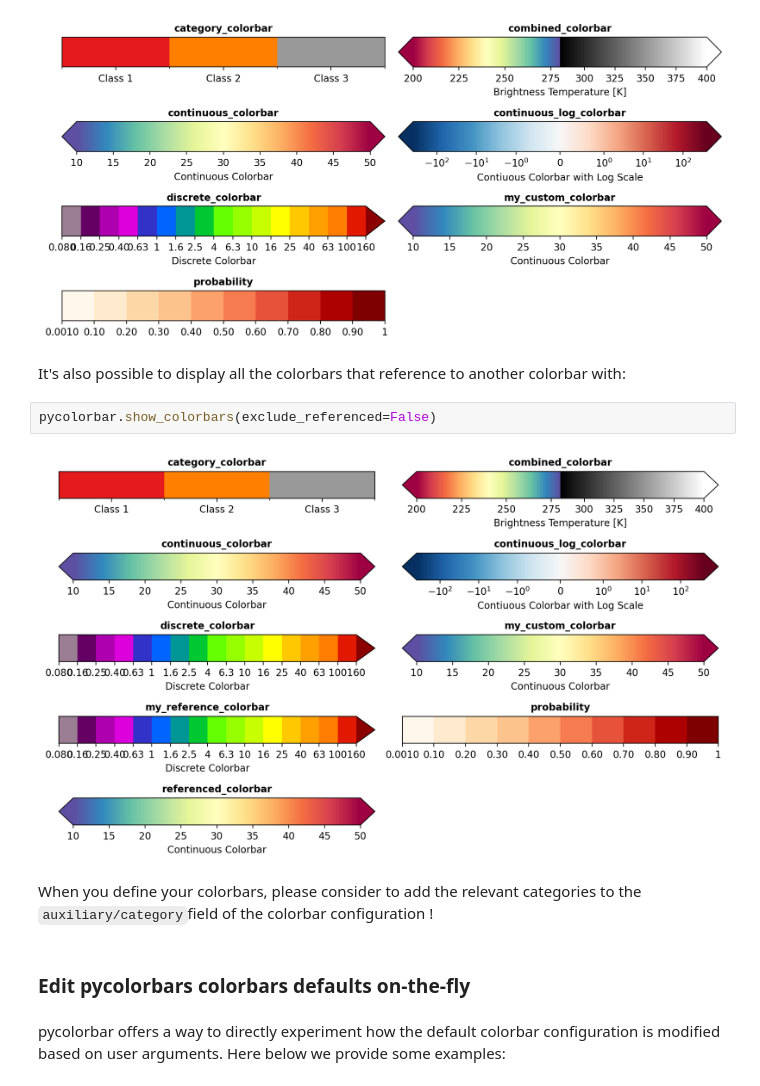
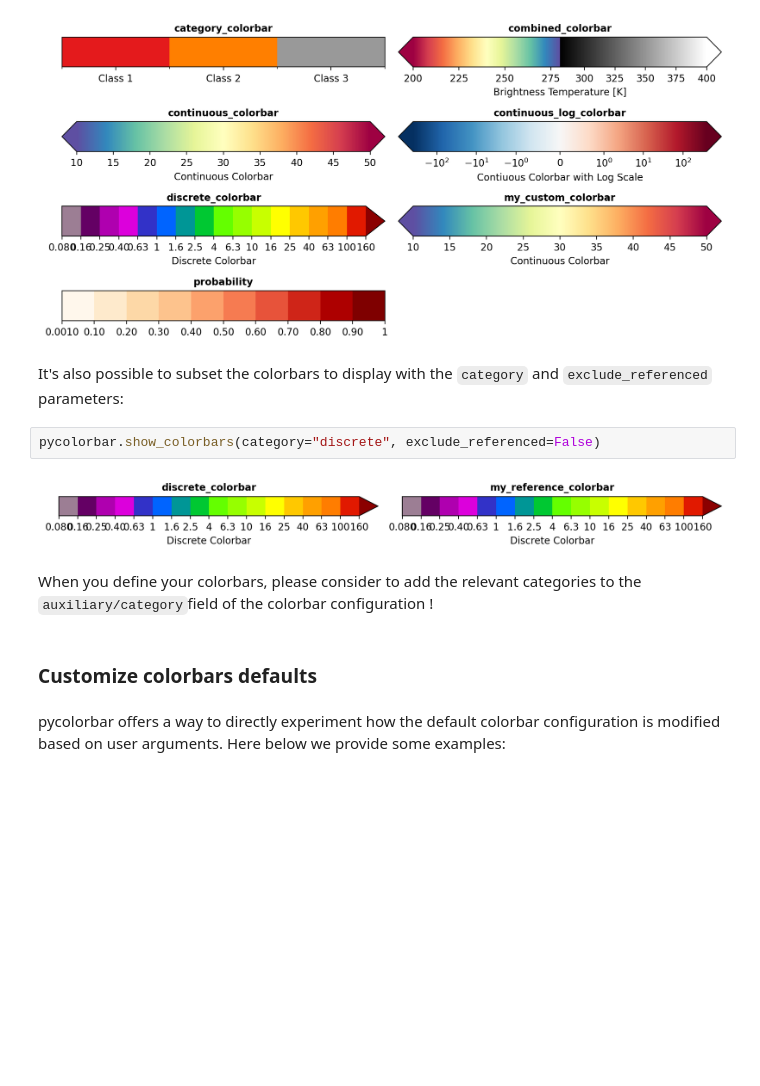
Before and after one commit to ghiggi/pycolorbar, a Jupyter notebook: tutorials/Introduction_univariate_colorbars.ipynb, the cells around one changed output. Cells and saved outputs as stored; diff of their text form; blank space fills up the shorter version.

```diff
--- a/tutorials/Introduction_univariate_colorbars.ipynb
+++ b/tutorials/Introduction_univariate_colorbars.ipynb
@@ -313,15 +351,15 @@ pycolorbar.show_colorbars()
 # %% [output]
 [figure]
 # %% [markdown]
-It's also possible to display all the colorbars that reference to another colorbar with:
+It's also possible to subset the colorbars to display with the `category` and `exclude_referenced` parameters:
 # %%
-pycolorbar.show_colorbars(exclude_referenced=False)
+pycolorbar.show_colorbars(category="discrete", exclude_referenced=False)
 # %% [output]
-[figure, old version]
+[figure, new version]
 # %% [markdown]
 When you define your colorbars, please consider to add the relevant categories to the `auxiliary/category`field of the colorbar configuration !
 # %% [markdown]
-### Edit pycolorbars colorbars defaults on-the-fly
+### Customize colorbars defaults
 # %% [markdown]
 pycolorbar offers a way to directly experiment how the default colorbar configuration is modified based on user arguments.
 Here below we provide some examples:
```
Also changed, not shown: parts of 61 cells of this notebook.
